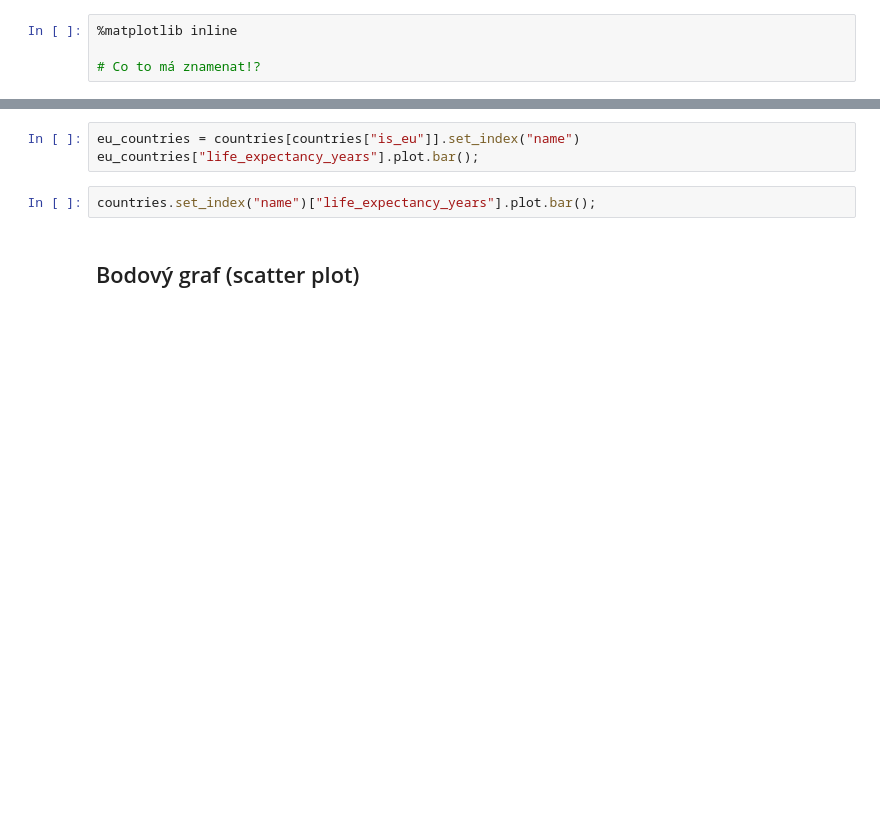
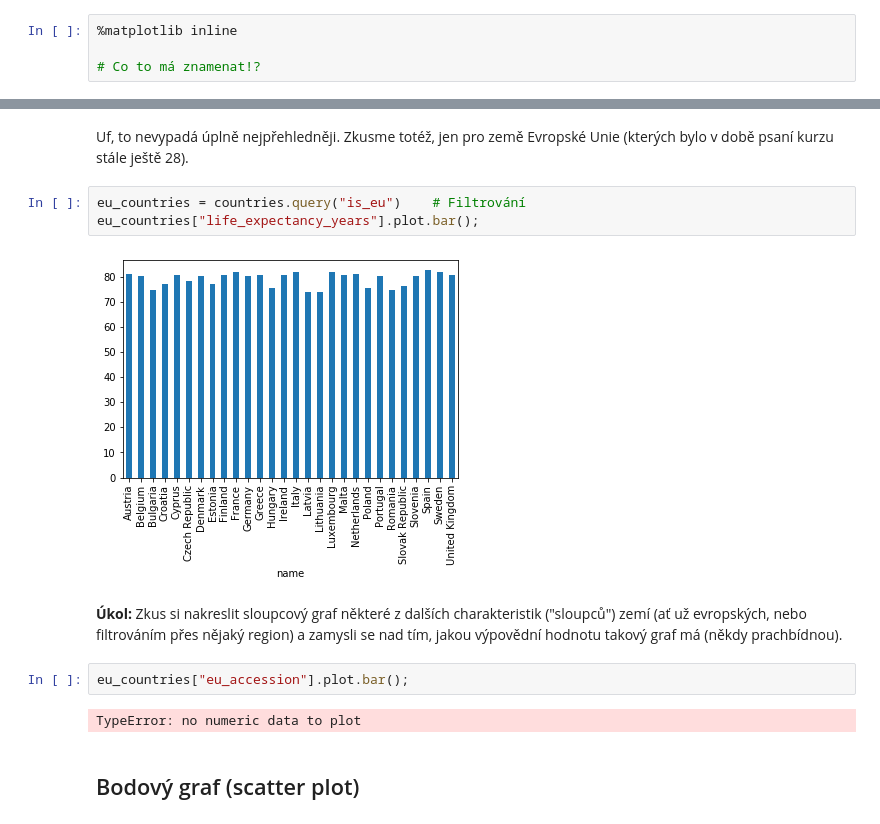
Before and after one commit to janpipek/naucse.python.cz, a Jupyter notebook: lessons/pydata/visualization_basics/index.ipynb, the cells around one changed output, grey strips where cells are left out. Cells and saved outputs as stored; diff of their text form; blank space fills up the shorter version.

```diff
--- a/lessons/pydata/visualization_basics/index.ipynb
+++ b/lessons/pydata/visualization_basics/index.ipynb
@@ -42,8 +53,16 @@ import matplotlib.pyplot as plt
+# %% [markdown]
+Uf, to nevypadá úplně nejpřehledněji. Zkusme totéž, jen pro země Evropské Unie (kterých bylo v době psaní kurzu stále ještě 28).
 # %%
-eu_countries = countries[countries["is_eu"]].set_index("name")
+eu_countries = countries.query("is_eu")    # Filtrování
 eu_countries["life_expectancy_years"].plot.bar();
+# %% [output]
+[figure, added]
-# %%
-countries.set_index("name")["life_expectancy_years"].plot.bar();
+# %% [markdown]
+**Úkol:** Zkus si nakreslit sloupcový graf některé z dalších charakteristik ("sloupců") zemí (ať už evropských, nebo filtrováním přes nějaký region) a zamysli se nad tím, jakou výpovědní hodnotu takový graf má (někdy prachbídnou).
+# %%
+eu_countries["eu_accession"].plot.bar();
+# %% [output]
+TypeError: no numeric data to plot
 # %% [markdown]
 ## Bodový graf (scatter plot)
 # %%
```
Also changed, not shown: parts of 17 cells of this notebook, 1 other file.
